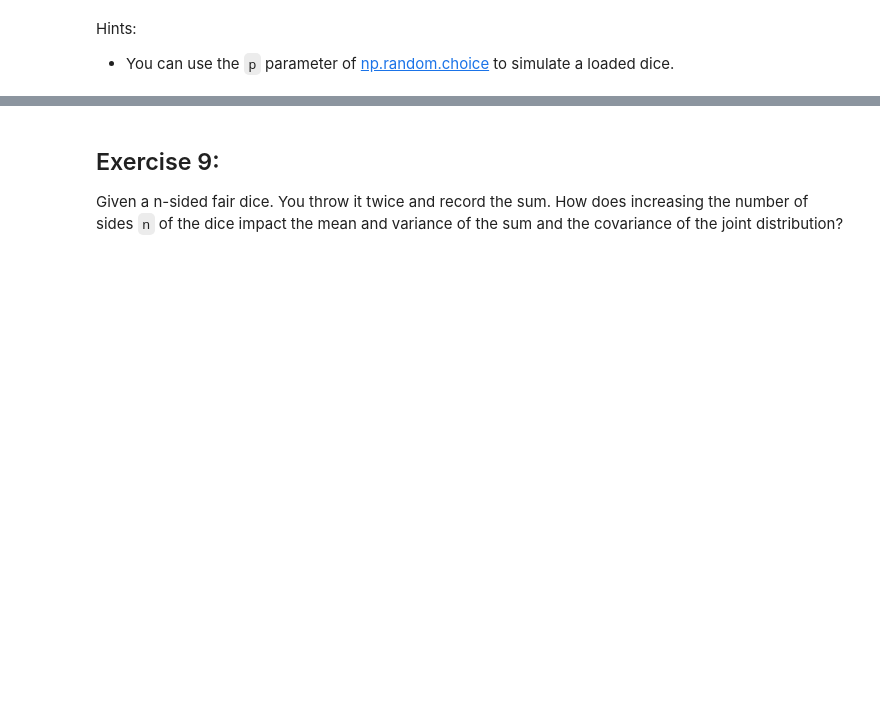
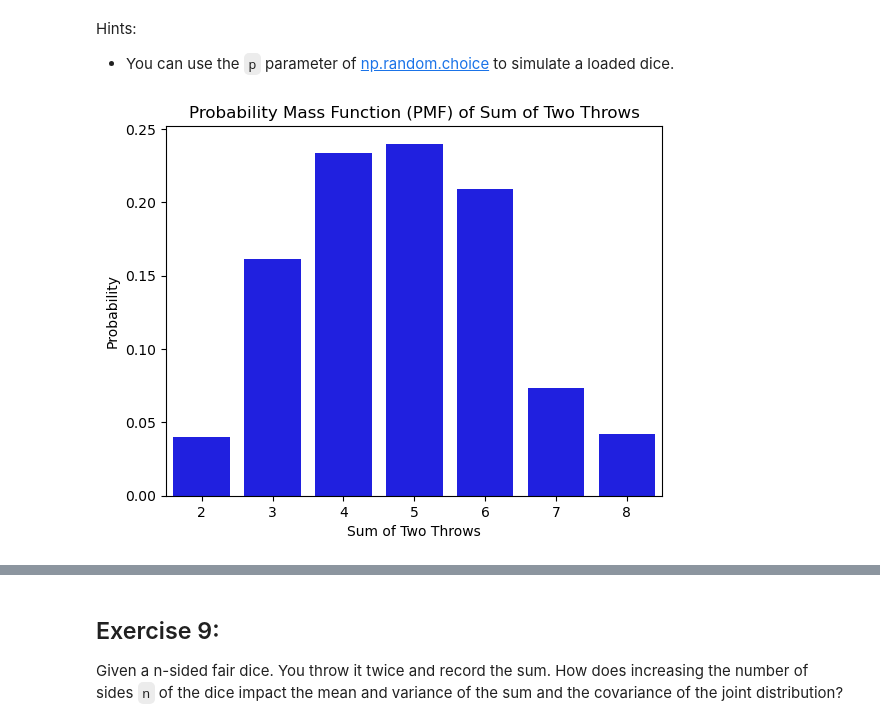
Before and after one commit to dennislamcv1/DeepAIMaths, a Jupyter notebook: Probability & Statistics for Machine Learning/C3_W2_Assignment.ipynb, the cells around one changed output, grey strips where cells are left out. Drawn from its saved outputs; the diff is of its cells as text; code cells hidden in the pictures; blank space fills up the shorter version.

```diff
--- a/Probability & Statistics for Machine Learning/C3_W2_Assignment.ipynb
+++ b/Probability & Statistics for Machine Learning/C3_W2_Assignment.ipynb
@@ -187,26 +210,30 @@ Hints:
 # %%
 # You can use this cell for your calculations (not graded)
 
 
-# Probability parameters
-p = 1 / 4  # Adjust this value based on your requirements
+def plot_pmf_loaded_dice():
+    # Define the probabilities of each side of the dice
+    probabilities = [1/5, 2/5, 1/5, 1/5]
+    # Normalize the probabilities to sum up to 1
+    probabilities = np.array(probabilities) / sum(probabilities)
 
-# Calculate the probabilities for each sum
-prob_sum_2 = p**2
-prob_sum_3 = 2 * p**2
-prob_sum_4 = 3 * p**2
-prob_sum_5 = 4 * p**2
-prob_sum_6 = 3 * p**2
-prob_sum_7 = 2 * p**2
-prob_sum_8 = p**2
+    # Perform the two throws and calculate the sum
+    throws = np.random.choice([1, 2, 3, 4], size=(10000, 2), p=probabilities)
+    sums = np.sum(throws, axis=1)
 
-# Display the probabilities
-print(f"Sum 2: {prob_sum_2:.3f}")
-print(f"Sum 3: {prob_sum_3:.3f}")
-print(f"Sum 4: {prob_sum_4:.3f}")
-print(f"Sum 5: {prob_sum_5:.3f}")
-print(f"Sum 6: {prob_sum_6:.3f}")
-print(f"Sum 7: {prob_sum_7:.3f}")
-print(f"Sum 8: {prob_sum_8:.3f}")
+    # Calculate the PMF for each possible sum
+    unique_sums, counts = np.unique(sums, return_counts=True)
+    pmf = counts / len(sums)
+
+    # Plot the PMF using seaborn
+    sns.barplot(x=unique_sums, y=pmf, color='blue')
+    plt.xlabel('Sum of Two Throws')
+    plt.ylabel('Probability')
+    plt.title('Probability Mass Function (PMF) of Sum of Two Throws')
+    plt.show()
+
+plot_pmf_loaded_dice()
+# %% [output]
+[figure, added]
 # %%
 # Run this cell to submit your answer
```
Also changed, not shown: parts of 24 cells of this notebook, 2 other files.
